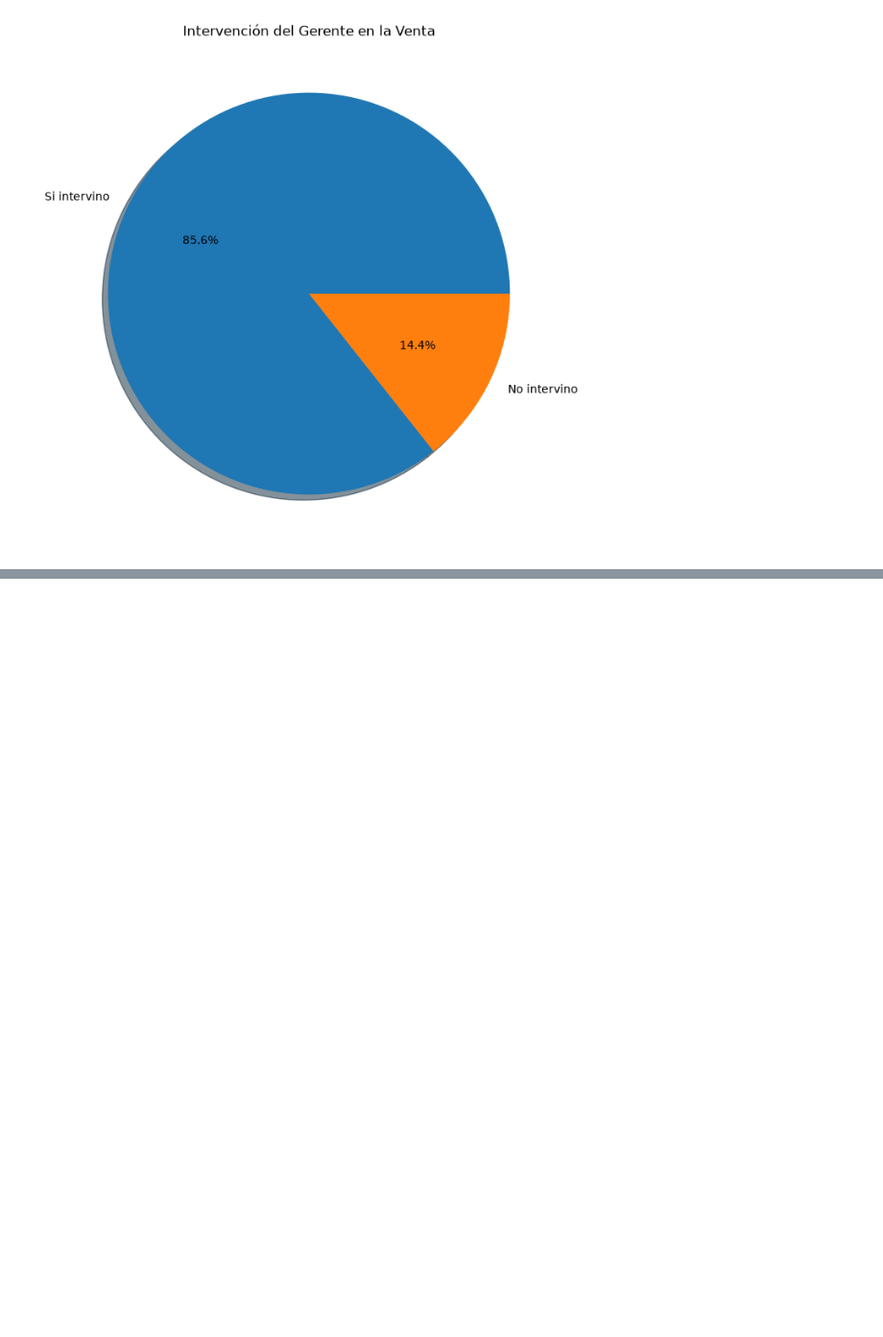
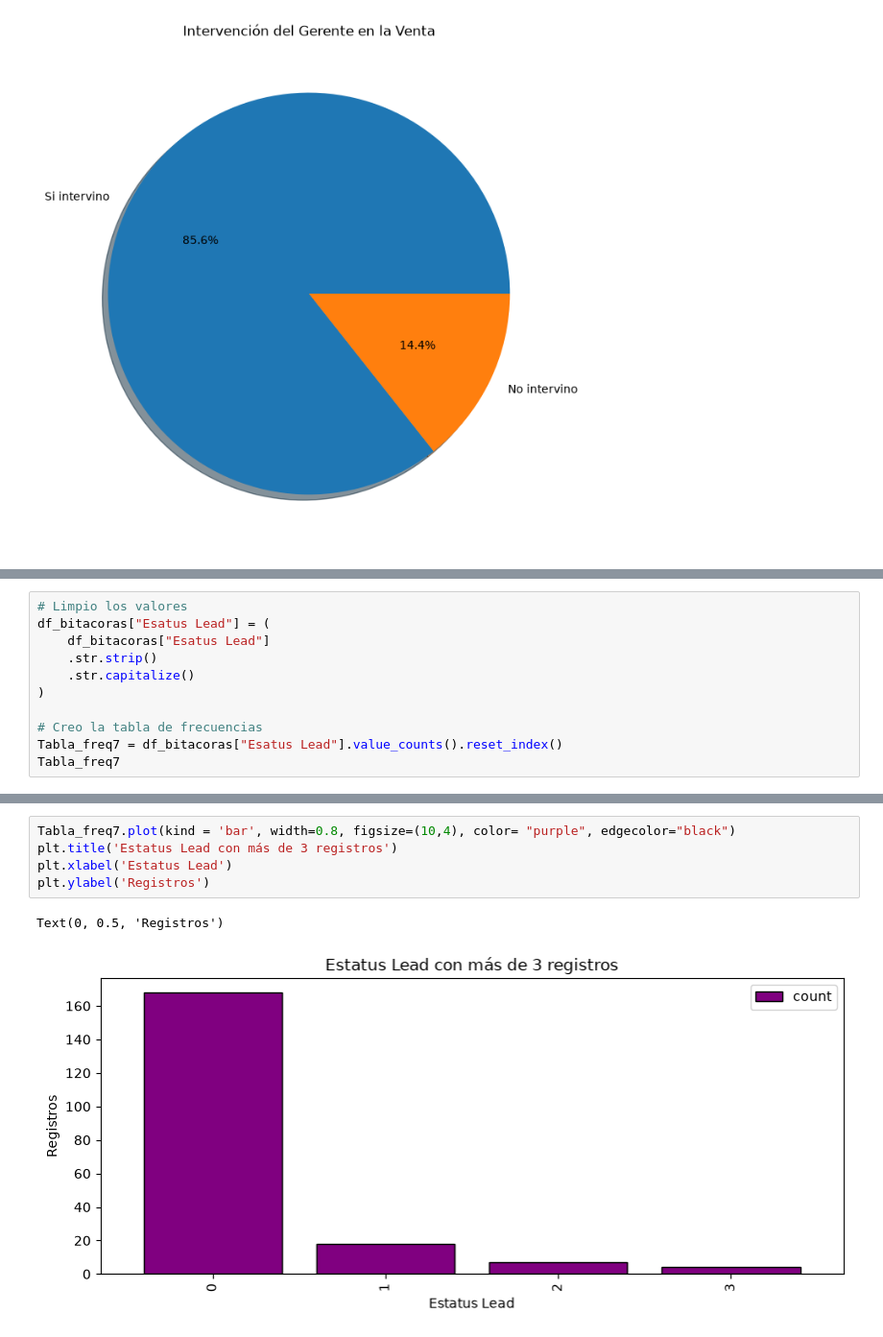
Before and after one commit to a01739242-ui/Extraccion_de_Caracteristicas, a Jupyter notebook: Actividad 4.1/codigo_categorias.ipynb, the cells around one changed output, grey strips where cells are left out. Shown at 96% size. Saved outputs shown, nothing was run; the diff lists cells and outputs as text; blank space fills up the shorter version.

```diff
--- a/Actividad 4.1/codigo_categorias.ipynb
+++ b/Actividad 4.1/codigo_categorias.ipynb
@@ -223,0 +239,11 @@ Text(0.5, 1.0, 'Intervención del Gerente en la Venta')
+# %%
+# Limpio los valores
+df_bitacoras["Esatus Lead"] = (
+    df_bitacoras["Esatus Lead"]
+    .str.strip()
+    .str.capitalize()
+)
+
+# Creo la tabla de frecuencias
+Tabla_freq7 = df_bitacoras["Esatus Lead"].value_counts().reset_index()
+Tabla_freq7
@@ -223,0 +256,8 @@ Text(0.5, 1.0, 'Intervención del Gerente en la Venta')
+# %%
+Tabla_freq7.plot(kind = 'bar', width=0.8, figsize=(10,4), color= "purple", edgecolor="black")
+plt.title('Estatus Lead con más de 3 registros')
+plt.xlabel('Estatus Lead')
+plt.ylabel('Registros')
+# %% [output]
+Text(0, 0.5, 'Registros')
+[figure, added]
```
Also changed, not shown: parts of 10 cells of this notebook.
